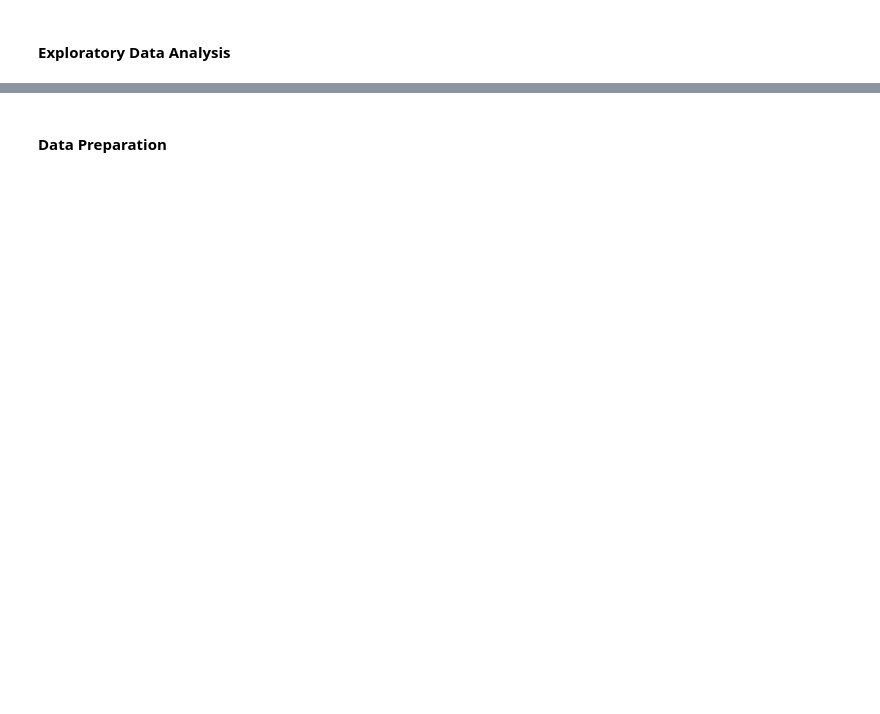
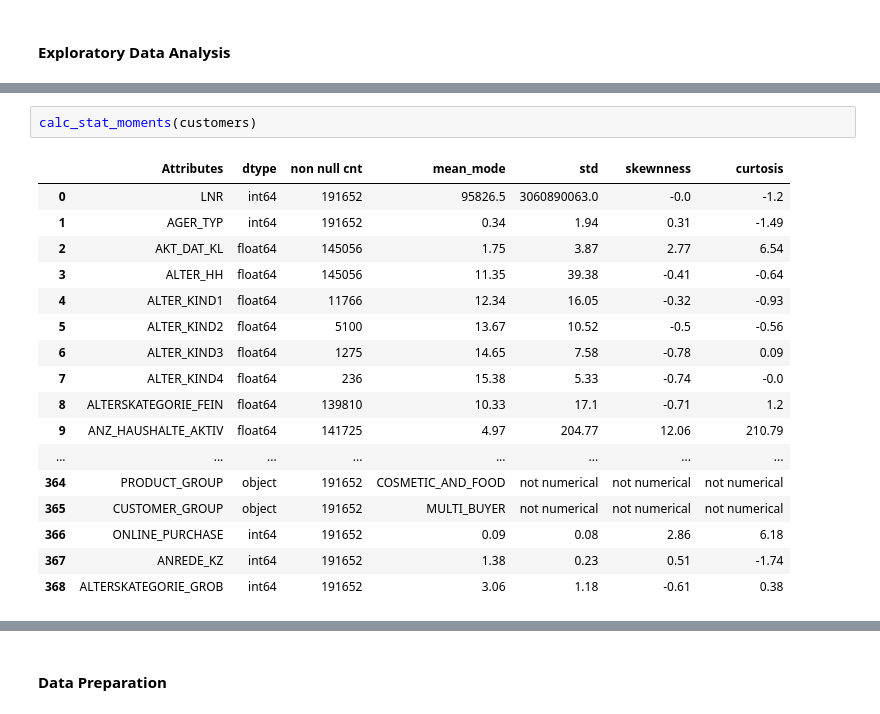
Before and after one commit to RobinWesselmann/Udacity_DataScientist_Class, a Jupyter notebook: 07_Project_Capstone_Arvato-Bertelsmann/Customer_Segmentation/customer_segmentation.ipynb, the cells around one changed output, grey strips where cells are left out. Cells and saved outputs as stored; diff of their text form; blank space fills up the shorter version.

```diff
--- a/07_Project_Capstone_Arvato-Bertelsmann/Customer_Segmentation/customer_segmentation.ipynb
+++ b/07_Project_Capstone_Arvato-Bertelsmann/Customer_Segmentation/customer_segmentation.ipynb
@@ -113,0 +207,20 @@ azdias.columns.tolist()
+# %%
+calc_stat_moments(customers)
+# %% [output]
+|  | Attributes | dtype | non null cnt | mean_mode | std | skewnness | curtosis |
+| 0 | LNR | int64 | 191652 | 95826.5 | 3060890063.0 | -0.0 | -1.2 |
+| 1 | AGER_TYP | int64 | 191652 | 0.34 | 1.94 | 0.31 | -1.49 |
+| 2 | AKT_DAT_KL | float64 | 145056 | 1.75 | 3.87 | 2.77 | 6.54 |
+| 3 | ALTER_HH | float64 | 145056 | 11.35 | 39.38 | -0.41 | -0.64 |
+| 4 | ALTER_KIND1 | float64 | 11766 | 12.34 | 16.05 | -0.32 | -0.93 |
+| 5 | ALTER_KIND2 | float64 | 5100 | 13.67 | 10.52 | -0.5 | -0.56 |
+| 6 | ALTER_KIND3 | float64 | 1275 | 14.65 | 7.58 | -0.78 | 0.09 |
+| 7 | ALTER_KIND4 | float64 | 236 | 15.38 | 5.33 | -0.74 | -0.0 |
+| 8 | ALTERSKATEGORIE_FEIN | float64 | 139810 | 10.33 | 17.1 | -0.71 | 1.2 |
+| 9 | ANZ_HAUSHALTE_AKTIV | float64 | 141725 | 4.97 | 204.77 | 12.06 | 210.79 |
+| ... | ... | ... | ... | ... | ... | ... | ... |
+| 364 | PRODUCT_GROUP | object | 191652 | COSMETIC_AND_FOOD | not numerical | not numerical | not numerical |
+| 365 | CUSTOMER_GROUP | object | 191652 | MULTI_BUYER | not numerical | not numerical | not numerical |
+| 366 | ONLINE_PURCHASE | int64 | 191652 | 0.09 | 0.08 | 2.86 | 6.18 |
+| 367 | ANREDE_KZ | int64 | 191652 | 1.38 | 0.23 | 0.51 | -1.74 |
+| 368 | ALTERSKATEGORIE_GROB | int64 | 191652 | 3.06 | 1.18 | -0.61 | 0.38 |
```
Also changed, not shown: parts of 33 cells of this notebook, 8 other files.
